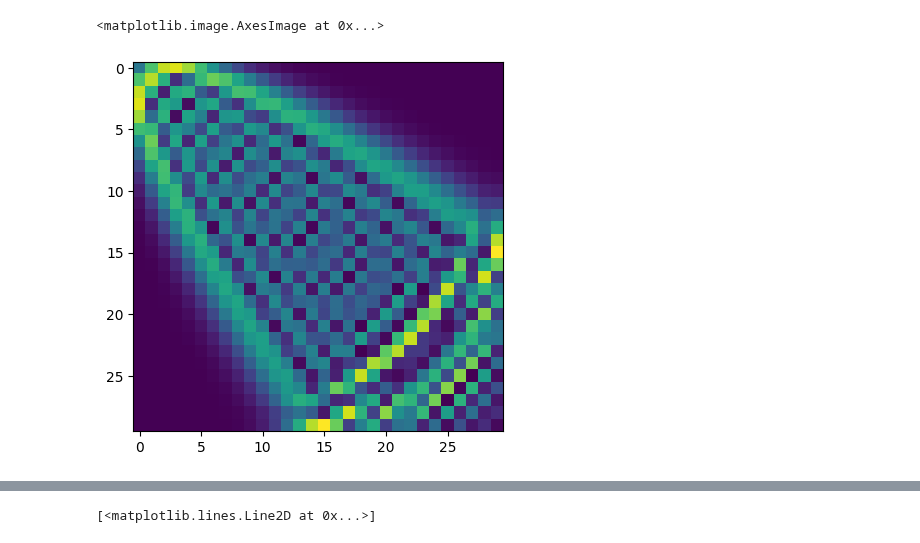
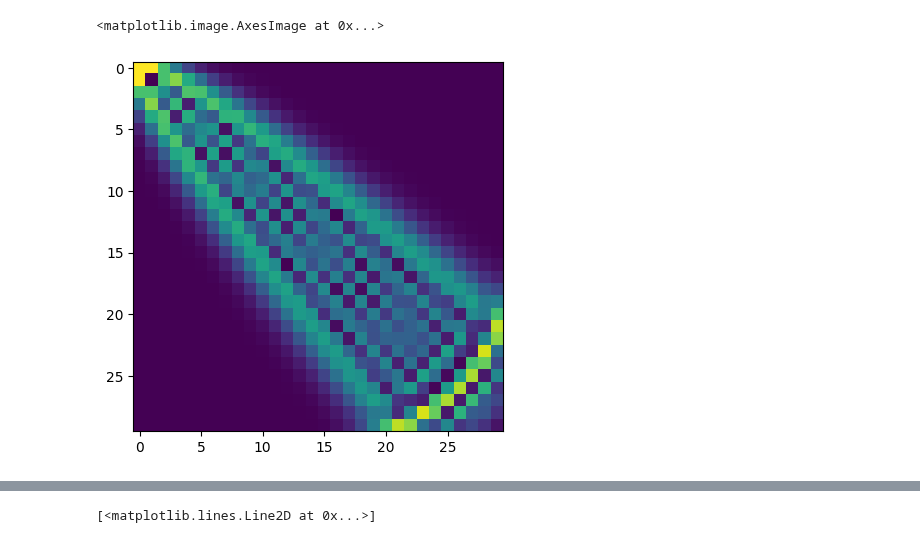
Before and after one commit to MarinAndreGirard/ACL, a Jupyter notebook: Working/Coherent_state.ipynb, the cells around one changed output, grey strips where cells are left out. Drawn from its saved outputs; the diff is of its cells as text; code cells hidden in the pictures.

```diff
--- a/Working/Coherent_state.ipynb
+++ b/Working/Coherent_state.ipynb
@@ -70,17 +109,21 @@ a_dag = a.conj().T
 # %%
 from scipy.linalg import expm
 
 H_int_s=H_list[6]
 
+a_qobj = qt.Qobj(a)
+eig_ener_a,eig_states_a=a_qobj.eigenstates()
+unic_eig=eig_states_a[0].full()
+
 eig_ener_self,eig_sta_self = H_s_self.eigenstates()
 eig_energ_int,eig_sta_int = H_int_s.eigenstates()
-alpha=(1j+1.5)
+alpha=(1j)
 C=expm(alpha*a-alpha.conjugate()*a_dag)
-coherent_state = np.dot(C,eig_sta_int[0].full())
+coherent_state = np.dot(C,unic_eig)
 plt.imshow(np.abs(C))
 # %% [output]
 <matplotlib.image.AxesImage at 0x...>
-[figure, old version]
+[figure, new version]
 # %%
 weight = []
 for i in range(d1):
```
Also changed, not shown: parts of 7 cells of this notebook, 4 other files.
